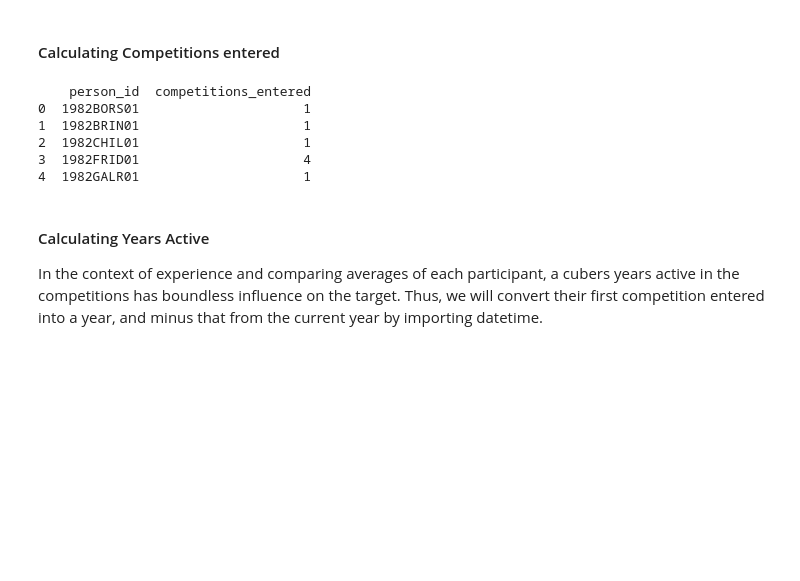
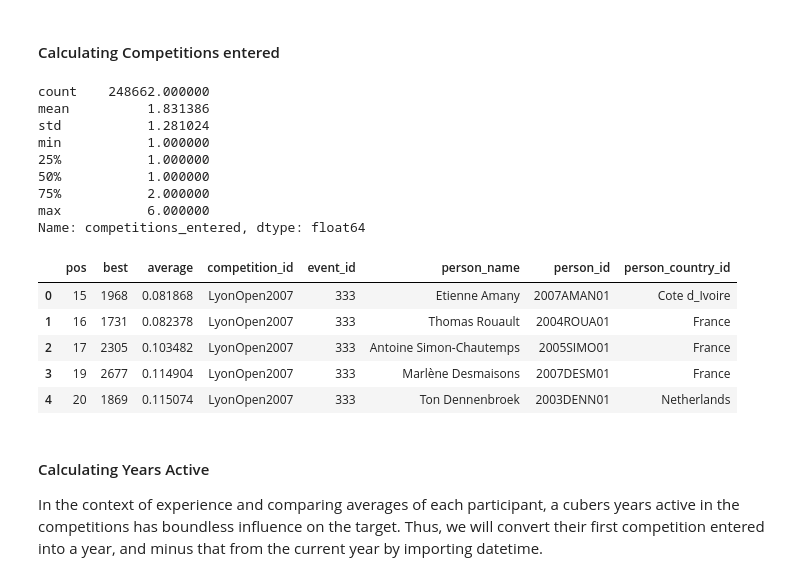
Before and after one commit to TempeHS/2026SE_MLOPSTask_Michael.L, a Jupyter notebook: 2.Model_Development/2.2.Feature_Engineering/2.2.1.feature_engineering.ipynb, the cells around one changed output. Saved outputs shown, nothing was run; the diff lists cells and outputs as text; code cells hidden in the pictures; blank space fills up the shorter version.

```diff
--- a/2.Model_Development/2.2.Feature_Engineering/2.2.1.feature_engineering.ipynb
+++ b/2.Model_Development/2.2.Feature_Engineering/2.2.1.feature_engineering.ipynb
@@ -37,14 +37,28 @@ current_date = date.today().year
 # %%
 competitions_entered = results_all_events.groupby("person_id")["competition_id"].nunique().reset_index()
 competitions_entered.columns = ["person_id", "competitions_entered"]
-print(competitions_entered.head())
+Q1 = competitions_entered["competitions_entered"].quantile(0.25)
+Q3 = competitions_entered["competitions_entered"].quantile(0.75)
+IQR = Q3 - Q1
+competitions_entered = competitions_entered[(competitions_entered['competitions_entered'] >= Q1 - 1.5 * IQR) & (competitions_entered['competitions_entered'] <= Q3 + 1.5 * IQR)]
+print(competitions_entered["competitions_entered"].describe())
+results.head()
 # %% [output]
-    person_id  competitions_entered
-0  1982BORS01                     1
-1  1982BRIN01                     1
-2  1982CHIL01                     1
-3  1982FRID01                     4
-4  1982GALR01                     1
+count    248662.000000
+mean          1.831386
+std           1.281024
+min           1.000000
+25%           1.000000
+50%           1.000000
+75%           2.000000
+max           6.000000
+Name: competitions_entered, dtype: float64
+|  | pos | best | average | competition_id | event_id | person_name | person_id | person_country_id |
+| 0 | 15 | 1968 | 0.081868 | LyonOpen2007 | 333 | Etienne Amany | 2007AMAN01 | Cote d_Ivoire |
+| 1 | 16 | 1731 | 0.082378 | LyonOpen2007 | 333 | Thomas Rouault | 2004ROUA01 | France |
+| 2 | 17 | 2305 | 0.103482 | LyonOpen2007 | 333 | Antoine Simon-Chautemps | 2005SIMO01 | France |
+| 3 | 19 | 2677 | 0.114904 | LyonOpen2007 | 333 | Marlène Desmaisons | 2007DESM01 | France |
+| 4 | 20 | 1869 | 0.115074 | LyonOpen2007 | 333 | Ton Dennenbroek | 2003DENN01 | Netherlands |
 # %% [markdown]
 #### Calculating Years Active
 
```
Also changed, not shown: parts of 7 cells of this notebook, 5 other files.
